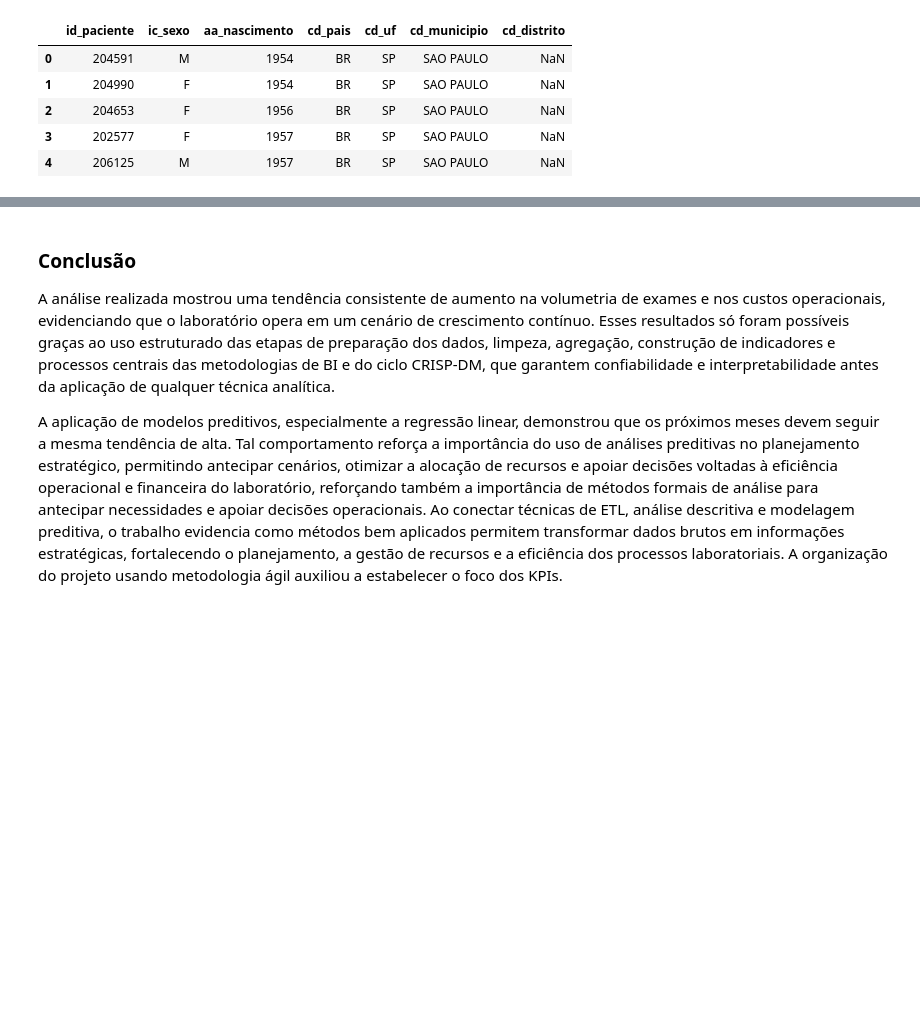
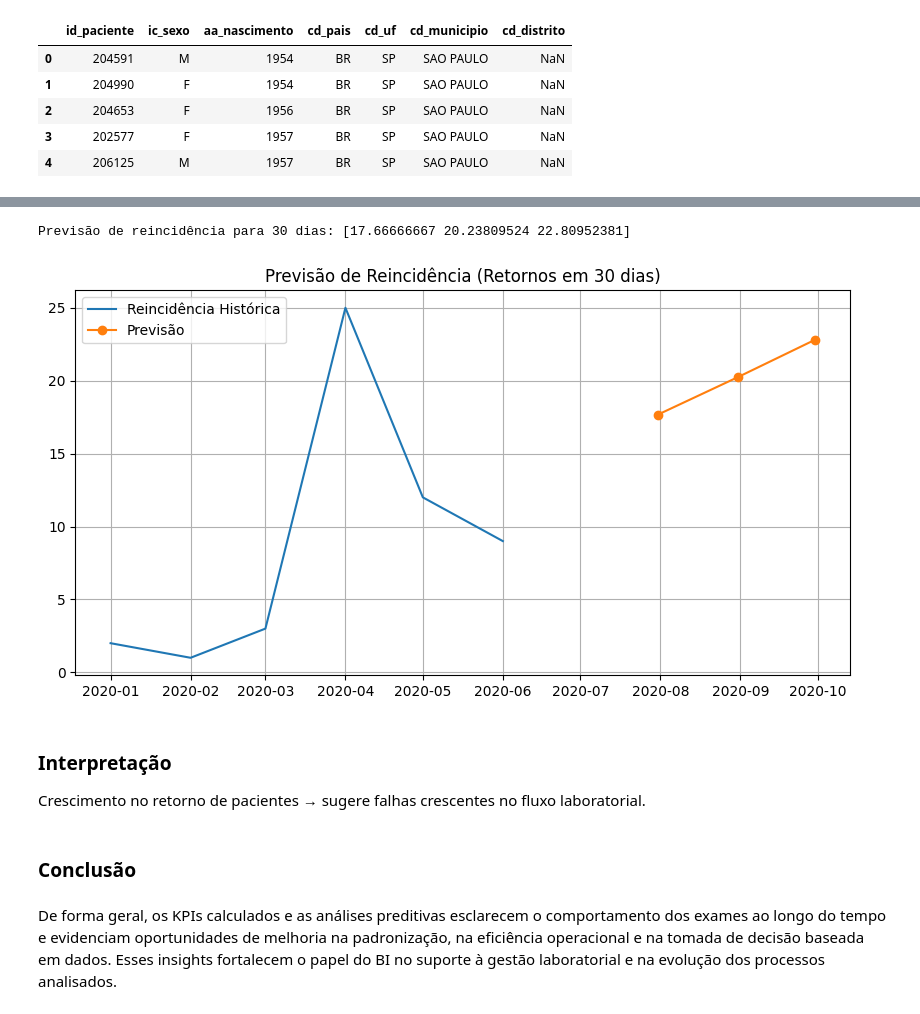
Before and after one commit to didellygamb/Projeto_Business-Intelligence-e-Analytics, a Jupyter notebook: Projeto_BI_Fase2.ipynb, the cells around one changed output, grey strips where cells are left out. Drawn from its saved outputs; the diff is of its cells as text; code cells hidden in the pictures; blank space fills up the shorter version.

```diff
--- a/Projeto_BI_Fase2.ipynb
+++ b/Projeto_BI_Fase2.ipynb
@@ -394,7 +426,37 @@ print(df_prev)
+# %%
+# modelo temporal
+reincidencia_mensal['time_index'] = np.arange(len(reincidencia_mensal))
+
+X = reincidencia_mensal[['time_index']]
+y = reincidencia_mensal['retornos_30d']
+
+modelo2 = LinearRegression()
+modelo2.fit(X, y)
+
+# previsão de retornos para próximos 3 meses
+future2 = pd.DataFrame({'time_index': np.arange(len(reincidencia_mensal), len(reincidencia_mensal)+3)})
+previsoes2 = modelo2.predict(future2)
+
+print("Previsão de reincidência para 30 dias:", previsoes2)
+# %% [output]
+Previsão de reincidência para 30 dias: [17.66666667 20.23809524 22.80952381]
+# %%
+plt.figure(figsize=(10,5))
+plt.plot(reincidencia_mensal['dt_coleta'], y, label="Reincidência Histórica")
+plt.plot(pd.date_range(reincidencia_mensal['dt_coleta'].iloc[-1], periods=4, freq='M')[1:],
+         previsoes2, label="Previsão", marker='o')
+
+plt.title("Previsão de Reincidência (Retornos em 30 dias)")
+plt.legend()
+plt.grid(True)
+plt.show()
+# %% [output]
+[figure, added]
+# %% [markdown]
+### Interpretação
+
+Crescimento no retorno de pacientes → sugere falhas crescentes no fluxo laboratorial.
 # %% [markdown]
 ### Conclusão
-
-
-A análise realizada mostrou uma tendência consistente de aumento na volumetria de exames e nos custos operacionais, evidenciando que o laboratório opera em um cenário de crescimento contínuo. Esses resultados só foram possíveis graças ao uso estruturado das etapas de preparação dos dados, limpeza, agregação, construção de indicadores e processos centrais das metodologias de BI e do ciclo CRISP-DM, que garantem confiabilidade e interpretabilidade antes da aplicação de qualquer técnica analítica.
-
-A aplicação de modelos preditivos, especialmente a regressão linear, demonstrou que os próximos meses devem seguir a mesma tendência de alta. Tal comportamento reforça a importância do uso de análises preditivas no planejamento estratégico, permitindo antecipar cenários, otimizar a alocação de recursos e apoiar decisões voltadas à eficiência operacional e financeira do laboratório, reforçando também a importância de métodos formais de análise para antecipar necessidades e apoiar decisões operacionais. Ao conectar técnicas de ETL, análise descritiva e modelagem preditiva, o trabalho evidencia como métodos bem aplicados permitem transformar dados brutos em informações estratégicas, fortalecendo o planejamento, a gestão de recursos e a eficiência dos processos laboratoriais. A organização do projeto usando metodologia ágil auxiliou a estabelecer o foco dos KPIs.
+# %% [markdown]
+De forma geral, os KPIs calculados e as análises preditivas esclarecem o comportamento dos exames ao longo do tempo e evidenciam oportunidades de melhoria na padronização, na eficiência operacional e na tomada de decisão baseada em dados. Esses insights fortalecem o papel do BI no suporte à gestão laboratorial e na evolução dos processos analisados.
```
Also changed, not shown: parts of 48 cells of this notebook.
